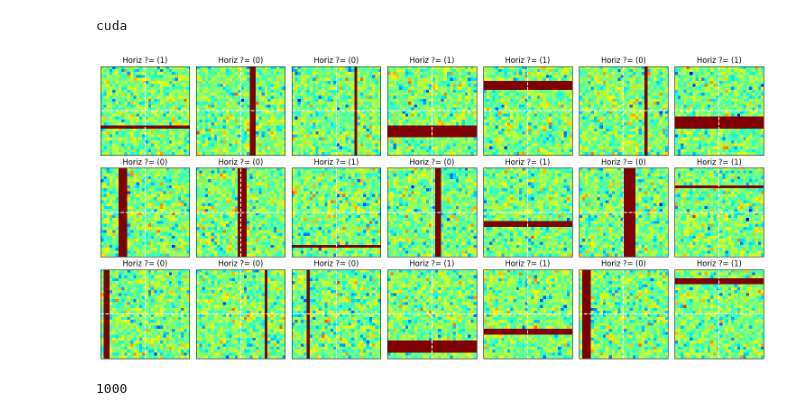
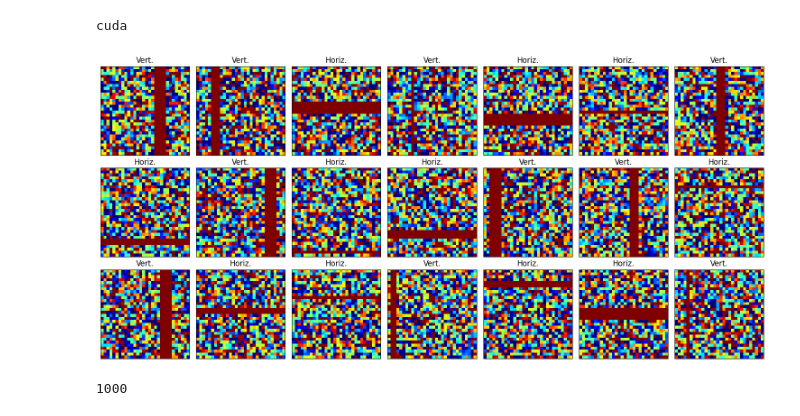
Before and after one commit to elmoghany/DL-CNN-PyTorch-neuroscience-gaussian-perception, a Jupyter notebook: DL-CNN-PyTorch-neuroscience-gaussian-perception.ipynb, the cells around one changed output. Drawn from its saved outputs; the diff is of its cells as text; code cells hidden in the pictures.

```diff
--- a/DL-CNN-PyTorch-neuroscience-gaussian-perception.ipynb
+++ b/DL-CNN-PyTorch-neuroscience-gaussian-perception.ipynb
@@ -66,8 +66,8 @@ for i in range(nImages):
     # G  = np.exp( -( (X-ro[0])**2 + (Y-ro[1])**2) / (2*width**2) )
 
     # add noise ...
-    amountOfNoise = 1/5
-    G  = np.random.randn(imgSize,imgSize)*amountOfNoise
+    #amountOfNoise = 1/5
+    G  = np.random.randn(imgSize,imgSize)#*amountOfNoise
 
     # add a random bar randomly
     barWidth = np.random.choice(np.arange(1,5))
@@ -81,28 +81,27 @@ for i in range(nImages):
 
     # add to the tensor
     images[i,:,:,:] = torch.Tensor(G).view(1,imgSize,imgSize)
-    labels[i,:] = torch.Tensor( [horiz] )
+    labels[i] = horiz
+labels = torch.Tensor(labels)
 # %%
 
 # visualize some images
 fig,axs = plt.subplots(3,7,figsize=(15,7))
 
 for i,ax in enumerate(axs.flatten()):
     whichpic = np.random.randint(nImages)
     G = np.squeeze( images[whichpic,:,:] )
-    ax.imshow(G,vmin=-1,vmax=1,cmap='jet',extent=[-4,4,-4,4],origin='upper')
-    # ax.imshow(G,vmin=-1,vmax=1,cmap='jet')#,extent=[-4,4,-4,4],origin='upper')
-    ax.set_title(f'Horiz ?= ({labels[whichpic,0]:.0f})')
+    ax.imshow(G,vmin=-1,vmax=1,cmap='jet',extent=[-4,4,-4,4],origin='lower')
+    title = 'Horiz.' if labels[whichpic].item()==1 else 'Vert.'
+    ax.set_title(title)
                  #,{labels[whichpic,1]:.0f}), W={labels[whichpic,2]:.0f}')
-    ax.plot([-4,4],[0,0],'w--')
-    ax.plot([0,0],[-4,4],'w--')
     ax.set_xticks([])
     ax.set_yticks([])
 
 plt.tight_layout()
 plt.show()
 # %% [output]
-[figure, old version]
+[figure, new version]
 # %%
 # Step2: use scikit learn to split the data
 train_data, test_data, train_labels, test_labels = train_test_split(images, labels, test_size=0.1)
```
Also changed, not shown: parts of 9 cells of this notebook.
